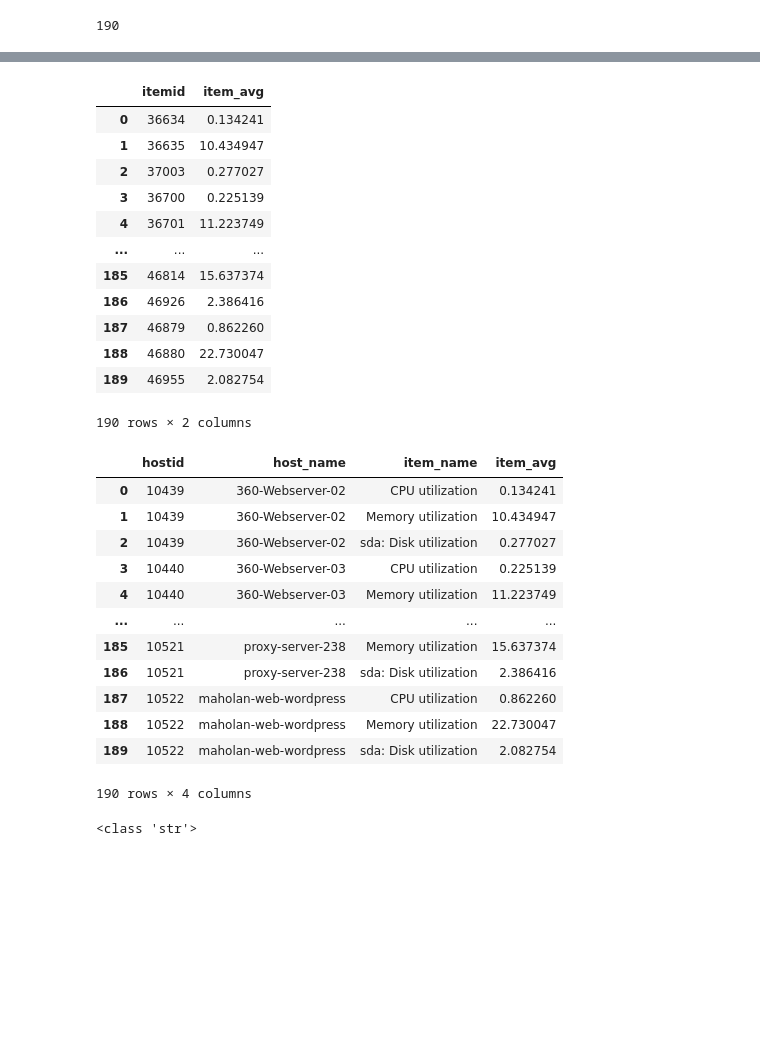
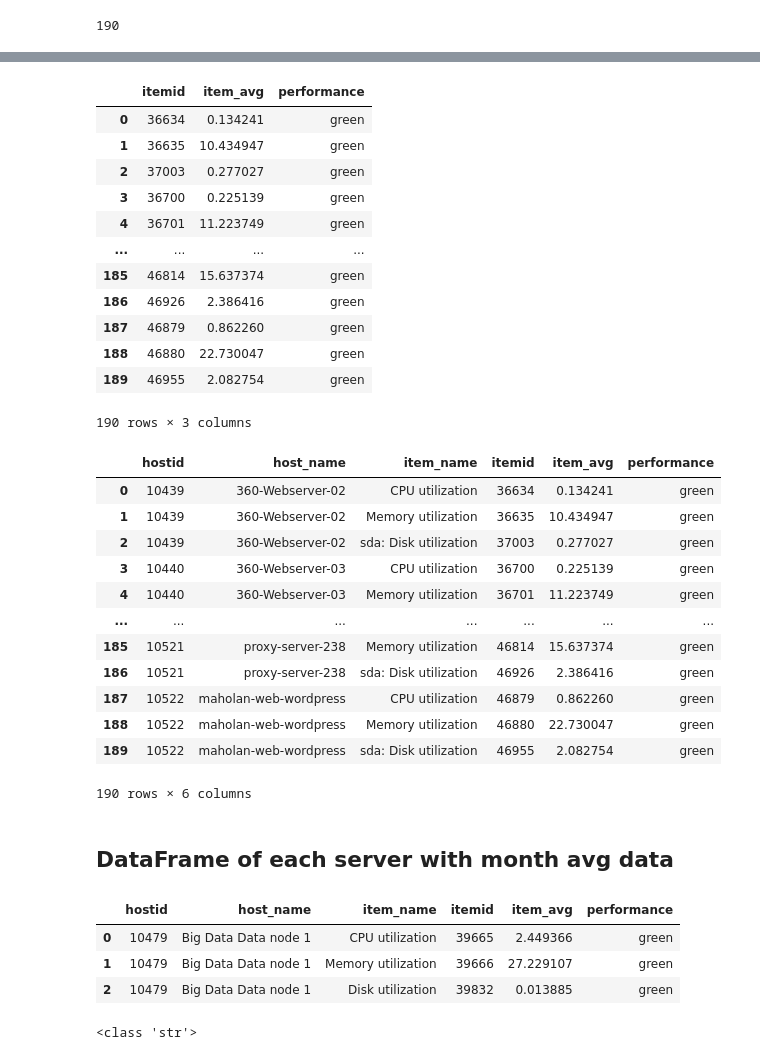
Before and after one commit to Sireetron/mhl-ma-mcc-report, a Jupyter notebook: sections/Zabbix/get_data.ipynb, the cells around one changed output, grey strips where cells are left out. Drawn from its saved outputs; the diff is of its cells as text; code cells hidden in the pictures; blank space fills up the shorter version.

Commit message:
DataFrame of each server with month avg data

```diff
--- a/sections/Zabbix/get_data.ipynb
+++ b/sections/Zabbix/get_data.ipynb
@@ -203,7 +229,8 @@ end_date : 2023-12-01 00:00:00 >> end_unix : 1701363600.0
 # %%
 def avg_item(column, item):
     itm_avg = column.astype(float).mean()
-    return item, itm_avg
+    performance = perform(itm_avg)
+    return item, itm_avg, performance
 # %%
 tuple_avg = ()
 for i in lst_item_id:
@@ -217,35 +266,37 @@ len(tuple_avg)
 # %%
-df_avg = pd.DataFrame(tuple_avg, columns=['itemid', 'item_avg'])
+df_avg = pd.DataFrame(tuple_avg, columns=['itemid', 'item_avg','performance'])
 df_avg
 # %% [output]
-|  | itemid | item_avg |
-| 0 | 36634 | 0.134241 |
-| 1 | 36635 | 10.434947 |
-| 2 | 37003 | 0.277027 |
-| 3 | 36700 | 0.225139 |
-| 4 | 36701 | 11.223749 |
-| ... | ... | ... |
-| 185 | 46814 | 15.637374 |
-| 186 | 46926 | 2.386416 |
-| 187 | 46879 | 0.862260 |
-| 188 | 46880 | 22.730047 |
-| 189 | 46955 | 2.082754 |
+|  | itemid | item_avg | performance |
+| 0 | 36634 | 0.134241 | green |
+| 1 | 36635 | 10.434947 | green |
+| 2 | 37003 | 0.277027 | green |
+| 3 | 36700 | 0.225139 | green |
+| 4 | 36701 | 11.223749 | green |
+| ... | ... | ... | ... |
+| 185 | 46814 | 15.637374 | green |
+| 186 | 46926 | 2.386416 | green |
+| 187 | 46879 | 0.862260 | green |
+| 188 | 46880 | 22.730047 | green |
+| 189 | 46955 | 2.082754 | green |
-190 rows × 2 columns
+190 rows × 3 columns
 # %%
 df_total_avg = df_des.merge(df_avg, left_on='itemid', right_on='itemid')
-df_total_avg = df_total_avg.filter(items=['hostid', 'host_name','item_name','item_avg']).drop_duplicates()
+df_total_avg = df_total_avg.filter(items=['hostid', 'host_name','item_name','itemid','item_avg', 'performance']).drop_duplicates()
 df_total_avg
 # %% [output]
-|  | hostid | host_name | item_name | item_avg |
-| 0 | 10439 | 360-Webserver-02 | CPU utilization | 0.134241 |
-| 1 | 10439 | 360-Webserver-02 | Memory utilization | 10.434947 |
-| 2 | 10439 | 360-Webserver-02 | sda: Disk utilization | 0.277027 |
-| 3 | 10440 | 360-Webserver-03 | CPU utilization | 0.225139 |
-| 4 | 10440 | 360-Webserver-03 | Memory utilization | 11.223749 |
-| ... | ... | ... | ... | ... |
-| 185 | 10521 | proxy-server-238 | Memory utilization | 15.637374 |
-| 186 | 10521 | proxy-server-238 | sda: Disk utilization | 2.386416 |
-| 187 | 10522 | maholan-web-wordpress | CPU utilization | 0.862260 |
-| 188 | 10522 | maholan-web-wordpress | Memory utilization | 22.730047 |
-| 189 | 10522 | maholan-web-wordpress | sda: Disk utilization | 2.082754 |
+|  | hostid | host_name | item_name | itemid | item_avg | performance |
+| 0 | 10439 | 360-Webserver-02 | CPU utilization | 36634 | 0.134241 | green |
+| 1 | 10439 | 360-Webserver-02 | Memory utilization | 36635 | 10.434947 | green |
+| 2 | 10439 | 360-Webserver-02 | sda: Disk utilization | 37003 | 0.277027 | green |
+| 3 | 10440 | 360-Webserver-03 | CPU utilization | 36700 | 0.225139 | green |
+| 4 | 10440 | 360-Webserver-03 | Memory utilization | 36701 | 11.223749 | green |
+| ... | ... | ... | ... | ... | ... | ... |
+| 185 | 10521 | proxy-server-238 | Memory utilization | 46814 | 15.637374 | green |
+| 186 | 10521 | proxy-server-238 | sda: Disk utilization | 46926 | 2.386416 | green |
+| 187 | 10522 | maholan-web-wordpress | CPU utilization | 46879 | 0.862260 | green |
+| 188 | 10522 | maholan-web-wordpress | Memory utilization | 46880 | 22.730047 | green |
+| 189 | 10522 | maholan-web-wordpress | sda: Disk utilization | 46955 | 2.082754 | green |
-190 rows × 4 columns
+190 rows × 6 columns
+# %% [markdown]
+## DataFrame of each server with month avg data
@@ -252,3 +326,10 @@ df_total_avg
+# %%
+each_host(10479)
+# %% [output]
+|  | hostid | host_name | item_name | itemid | item_avg | performance |
+| 0 | 10479 | Big Data Data node 1 | CPU utilization | 39665 | 2.449366 | green |
+| 1 | 10479 | Big Data Data node 1 | Memory utilization | 39666 | 27.229107 | green |
+| 2 | 10479 | Big Data Data node 1 | Disk utilization | 39832 | 0.013885 | green |
 # %%
 df_big_data_node_1 = df_total_avg[df_total_avg['hostid']=='10479']
 df_big_data_node_1
```
Also changed, not shown: parts of 8 cells of this notebook.
